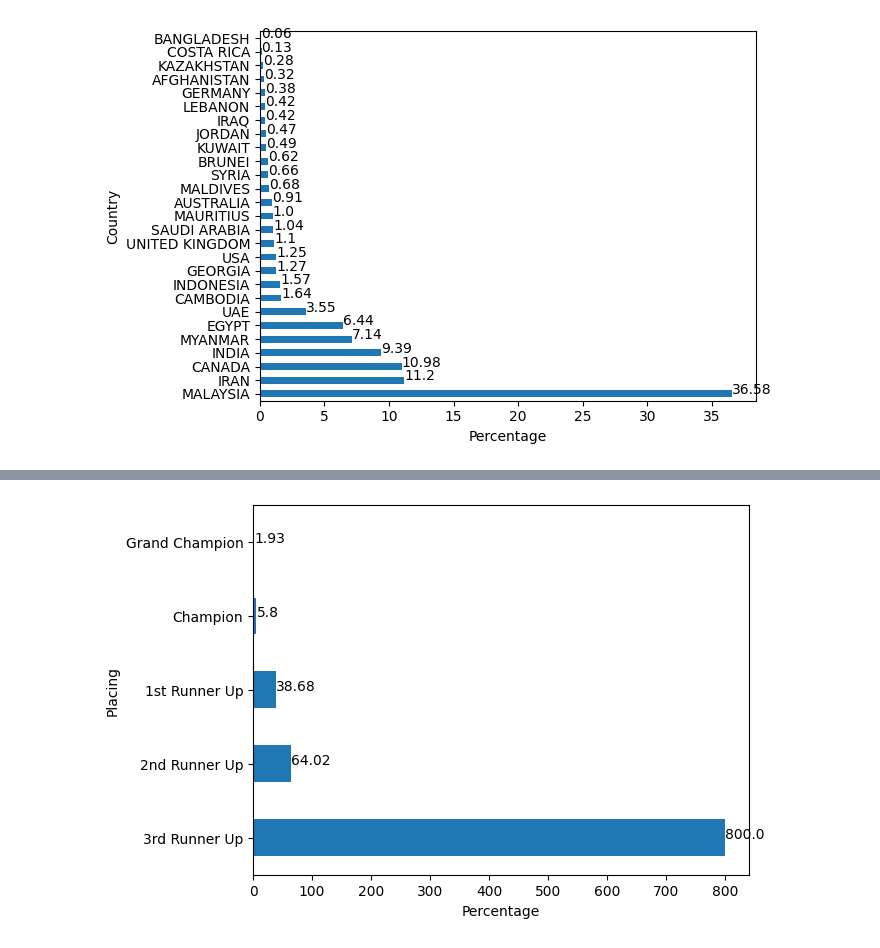
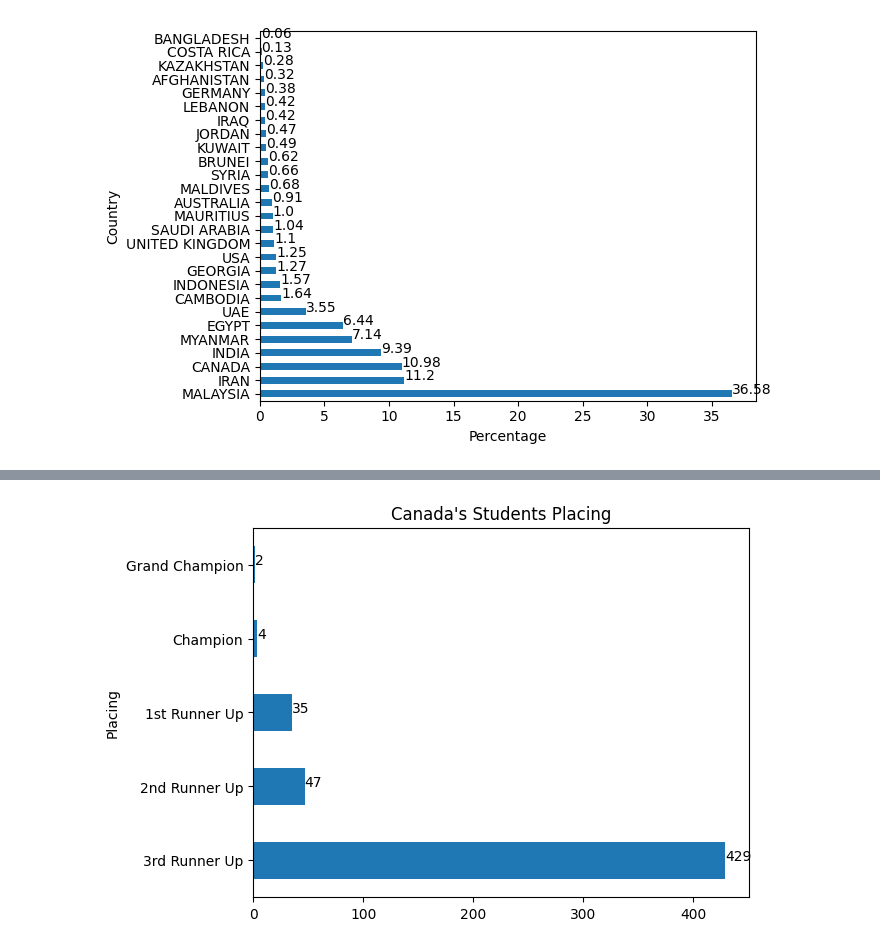
Before and after one commit to skthetester/ucmas-challenge-results, a Jupyter notebook: scripts/analytics.ipynb, the cells around one changed output, grey strips where cells are left out. Saved outputs shown, nothing was run; the diff lists cells and outputs as text; code cells hidden in the pictures.

```diff
--- a/scripts/analytics.ipynb
+++ b/scripts/analytics.ipynb
@@ -61,18 +64,16 @@ plt.show()
 # %%
 # Canada Stats
 
 df_can = df.query('Country == "CANADA"')
 # print(df_can)
 
-position_counts = df['Placing'].value_counts()
-percentage = position_counts / len(df_can) * 100
+placing_counts = df_can['Placing'].value_counts()
+placing_counts.plot(kind='barh')
 
-percentage.plot(kind='barh')
-plt.xlabel('Percentage')
-
-for index, value in enumerate(percentage):
+for index, value in enumerate(placing_counts):
     plt.text(value, index, str(round(value,2)))
 
+plt.title("Canada's Students Placing")
 plt.show()
 # %% [output]
-[figure, old version]
+[figure, new version]
```
Also changed, not shown: parts of 3 cells of this notebook.
